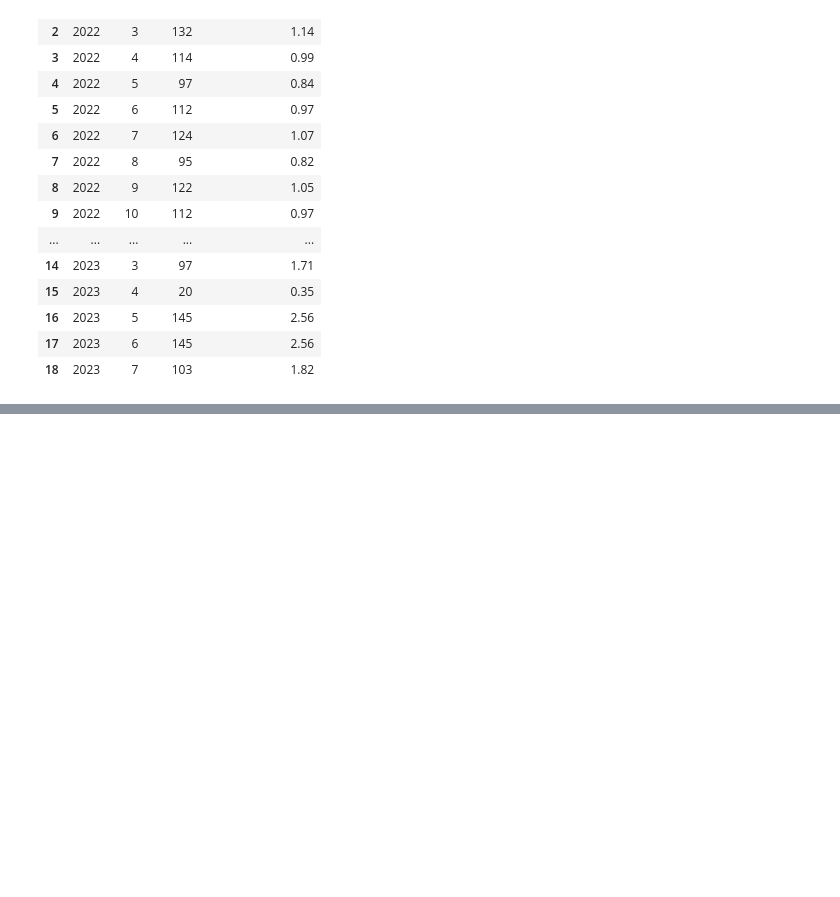
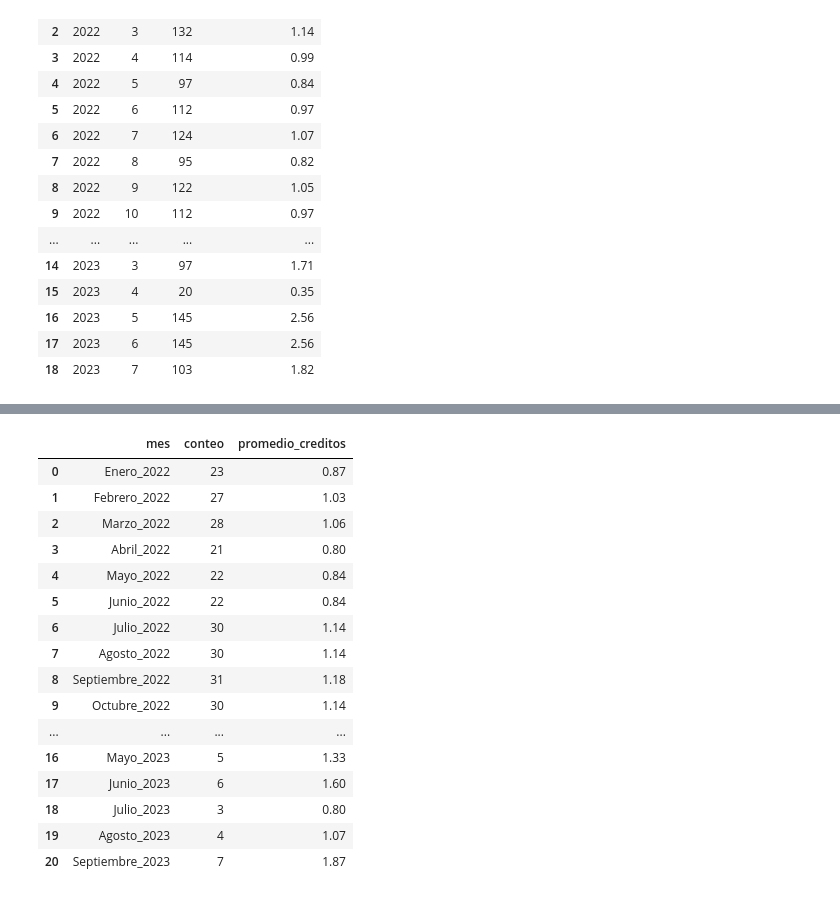
Before and after one commit to MiguelDWT4toCreativo/Datalpine, a Jupyter notebook: resources/jupyter/Month_Supply.ipynb, the cells around one changed output, grey strips where cells are left out. Cells and saved outputs as stored; diff of their text form; code cells hidden in the pictures; blank space fills up the shorter version.

```diff
--- a/resources/jupyter/Month_Supply.ipynb
+++ b/resources/jupyter/Month_Supply.ipynb
@@ -207,0 +290,28 @@ fig.show()
+# %%
+# Convertir los valores de la columna mes a enteros
+conteo_registros_por_mes['mes'] = conteo_registros_por_mes['mes'].astype(int)
+# Mapear los números de mes a sus nombres correspondientes
+meses_texto = {1: 'Enero', 2: 'Febrero', 3: 'Marzo', 4: 'Abril', 5: 'Mayo', 6: 'Junio', 7: 'Julio', 8: 'Agosto', 9: 'Septiembre', 10: 'Octubre', 11: 'Noviembre', 12: 'Diciembre'}
+# Convertir el número de mes en texto
+conteo_registros_por_mes['mes'] = conteo_registros_por_mes.apply(lambda row: f"{meses_texto[row['mes']]}_{int(row['año'])}", axis=1)
+# Eliminar la columna 'año' ahora que ya no es necesaria
+conteo_registros_por_mes = conteo_registros_por_mes.drop(columns=['año'])
+conteo_registros_por_mes
+# %% [output]
+|  | mes | conteo | promedio_creditos |
+| 0 | Enero_2022 | 23 | 0.87 |
+| 1 | Febrero_2022 | 27 | 1.03 |
+| 2 | Marzo_2022 | 28 | 1.06 |
+| 3 | Abril_2022 | 21 | 0.80 |
+| 4 | Mayo_2022 | 22 | 0.84 |
+| 5 | Junio_2022 | 22 | 0.84 |
+| 6 | Julio_2022 | 30 | 1.14 |
+| 7 | Agosto_2022 | 30 | 1.14 |
+| 8 | Septiembre_2022 | 31 | 1.18 |
+| 9 | Octubre_2022 | 30 | 1.14 |
+| ... | ... | ... | ... |
+| 16 | Mayo_2023 | 5 | 1.33 |
+| 17 | Junio_2023 | 6 | 1.60 |
+| 18 | Julio_2023 | 3 | 0.80 |
+| 19 | Agosto_2023 | 4 | 1.07 |
+| 20 | Septiembre_2023 | 7 | 1.87 |
```
Also changed, not shown: parts of 10 cells of this notebook, 3 other files.
